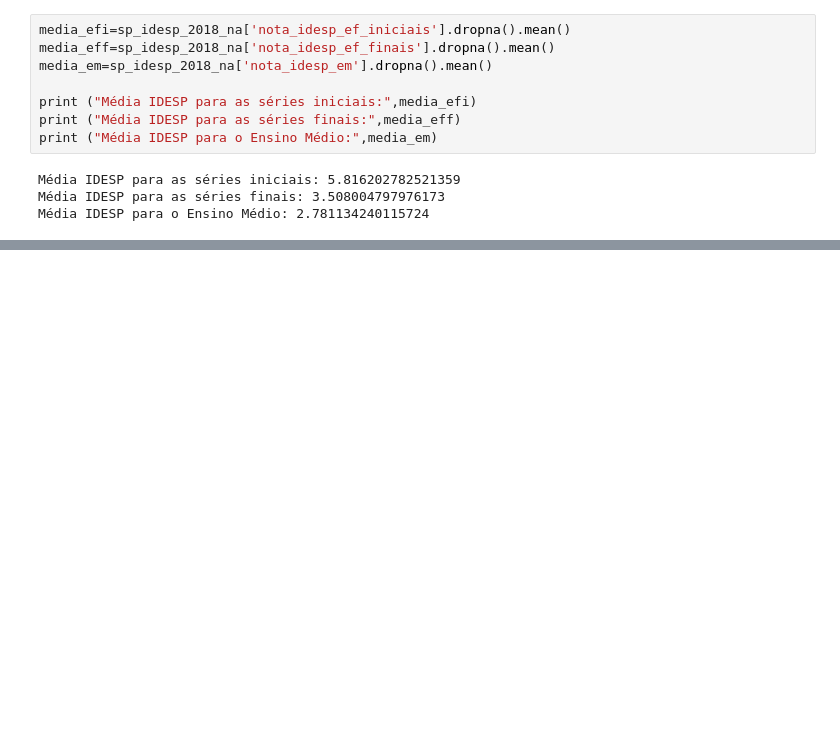
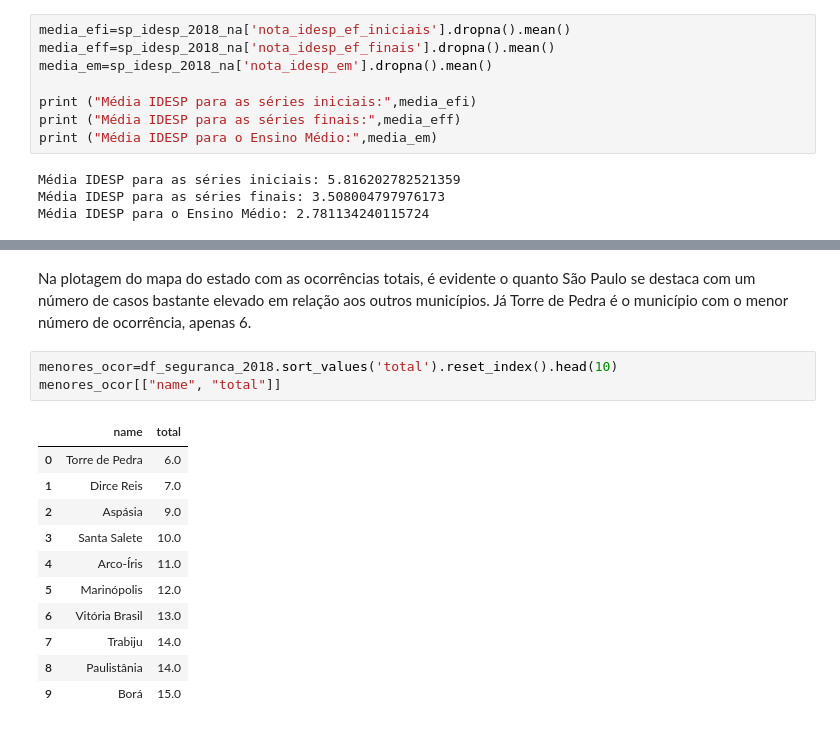
Before and after one commit to BrunoFornaro/A2-BD-2021, a Jupyter notebook: Banco_de_Dados_testes.ipynb, the cells around one changed output, grey strips where cells are left out. Drawn from its saved outputs; the diff is of its cells as text; blank space fills up the shorter version.

```diff
--- a/Banco_de_Dados_testes.ipynb
+++ b/Banco_de_Dados_testes.ipynb
@@ -260,0 +248,17 @@ ax.axis('off');
+# %% [markdown]
+Na plotagem do mapa do estado com as ocorrências totais, é evidente o quanto São Paulo se destaca com um número de casos bastante elevado em relação aos outros municípios. Já Torre de Pedra é o município com o menor número de ocorrência, apenas 6.
+# %%
+menores_ocor=df_seguranca_2018.sort_values('total').reset_index().head(10)
+menores_ocor[["name", "total"]]
+# %% [output]
+|  | name | total |
+| 0 | Torre de Pedra | 6.0 |
+| 1 | Dirce Reis | 7.0 |
+| 2 | Aspásia | 9.0 |
+| 3 | Santa Salete | 10.0 |
+| 4 | Arco-Íris | 11.0 |
+| 5 | Marinópolis | 12.0 |
+| 6 | Vitória Brasil | 13.0 |
+| 7 | Trabiju | 14.0 |
+| 8 | Paulistânia | 14.0 |
+| 9 | Borá | 15.0 |
```
Also changed, not shown: parts of 21 cells of this notebook.
